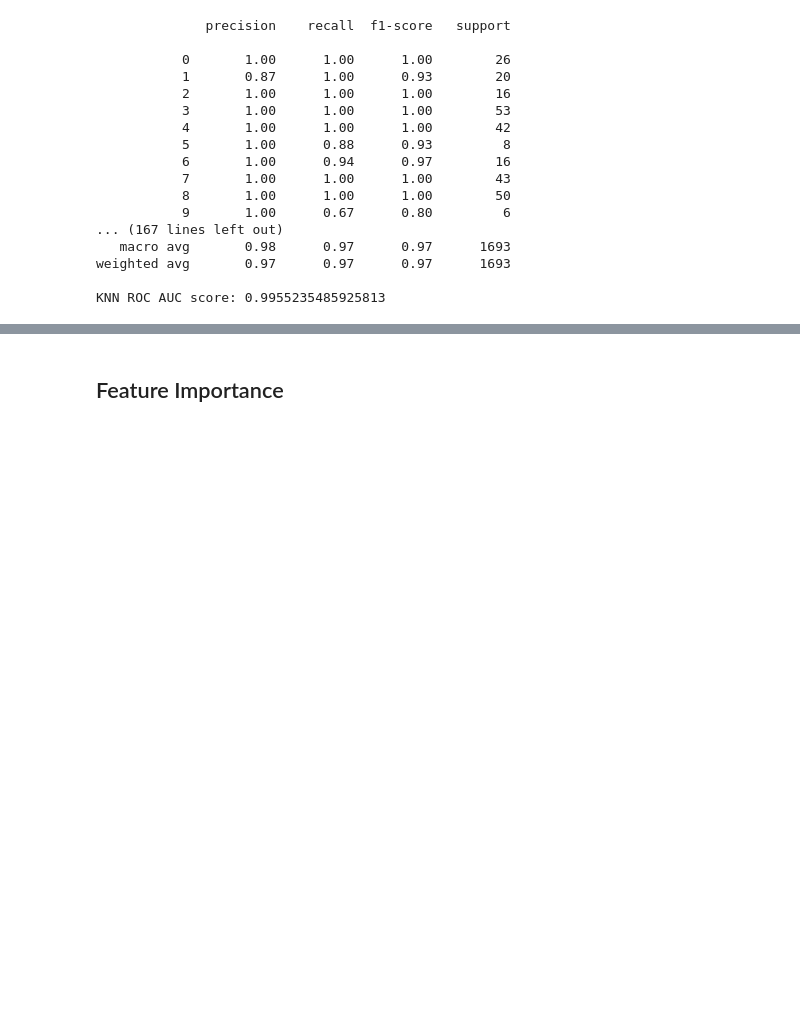
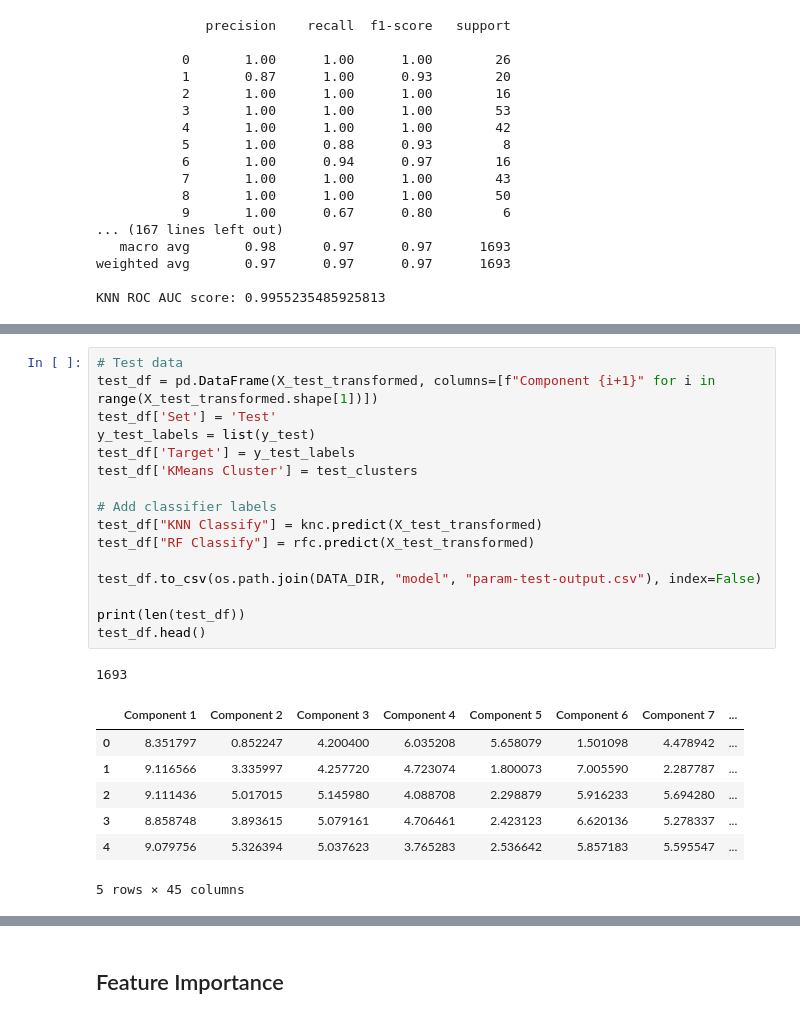
Before and after one commit to giovannellilab/media-prediction, a Jupyter notebook: notebooks/04-Model-Eval.ipynb, the cells around one changed output, grey strips where cells are left out. Drawn from its saved outputs; the diff is of its cells as text; blank space fills up the shorter version.

```diff
--- a/notebooks/04-Model-Eval.ipynb
+++ b/notebooks/04-Model-Eval.ipynb
@@ -344,0 +376,25 @@ KNN ROC AUC score: 0.9955235485925813
+# %%
+# Test data
+test_df = pd.DataFrame(X_test_transformed, columns=[f"Component {i+1}" for i in range(X_test_transformed.shape[1])])
+test_df['Set'] = 'Test'
+y_test_labels = list(y_test)
+test_df['Target'] = y_test_labels
+test_df['KMeans Cluster'] = test_clusters
+
+# Add classifier labels
+test_df["KNN Classify"] = knc.predict(X_test_transformed)
+test_df["RF Classify"] = rfc.predict(X_test_transformed)
+
+test_df.to_csv(os.path.join(DATA_DIR, "model", "param-test-output.csv"), index=False)
+
+print(len(test_df))
+test_df.head()
+# %% [output]
+1693
+|  | Component 1 | Component 2 | Component 3 | Component 4 | Component 5 | Component 6 | Component 7 | ... |
+| 0 | 8.351797 | 0.852247 | 4.200400 | 6.035208 | 5.658079 | 1.501098 | 4.478942 | ... |
+| 1 | 9.116566 | 3.335997 | 4.257720 | 4.723074 | 1.800073 | 7.005590 | 2.287787 | ... |
+| 2 | 9.111436 | 5.017015 | 5.145980 | 4.088708 | 2.298879 | 5.916233 | 5.694280 | ... |
+| 3 | 8.858748 | 3.893615 | 5.079161 | 4.706461 | 2.423123 | 6.620136 | 5.278337 | ... |
+| 4 | 9.079756 | 5.326394 | 5.037623 | 3.765283 | 2.536642 | 5.857183 | 5.595547 | ... |
+5 rows × 45 columns
```
Also changed, not shown: parts of 15 cells of this notebook.
